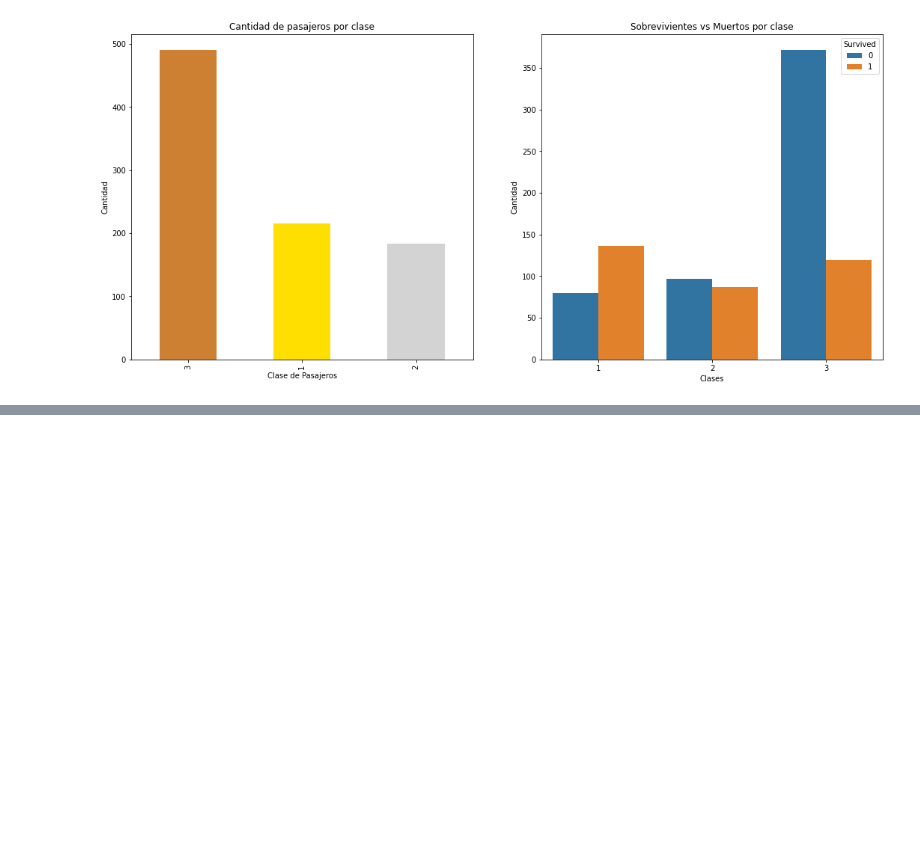
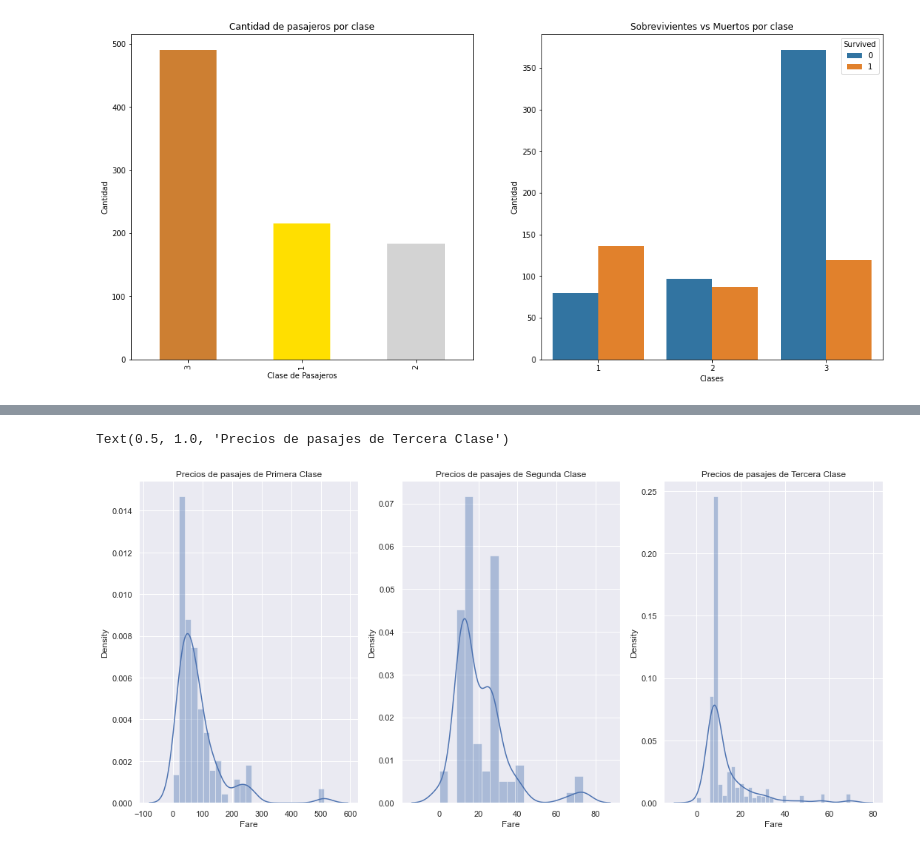
Before and after one commit to albaniamusabeli/Machine-Learning-Titanic, a Jupyter notebook: py-titanic.ipynb, the cells around one changed output, grey strips where cells are left out. Cells and saved outputs as stored; diff of their text form; code cells hidden in the pictures; blank space fills up the shorter version.

```diff
--- a/py-titanic.ipynb
+++ b/py-titanic.ipynb
@@ -187,0 +218,22 @@ Text(0.5, 0, 'Clases')
+# %%
+## Distribucion de los precios del pasaje segun las clases (grafico de frecuencia)
+f, ax = plt.subplots(1, 3, figsize = (18,8))
+
+# Grafico de frecuencai (primera clase)
+sns.distplot( data[data['Pclass'] == 1 ]['Fare'], ax = ax[0])
+ax[0].set_title('Precios de pasajes de Primera Clase')
+
+# Grafico de frecuencai (segunda clase)
+sns.distplot( data[data['Pclass'] == 2 ]['Fare'], ax = ax[1])
+ax[1].set_title('Precios de pasajes de Segunda Clase')
+
+# Grafico de frecuencai (tercera clase)
+sns.distplot( data[data['Pclass'] == 3 ]['Fare'], ax = ax[2])
+ax[2].set_title('Precios de pasajes de Tercera Clase')
+
+## Precios de primera clase desde los 100 mil dolares
+## Precios de segunda clase entre 10 mil y 40 mil dolares
+## Precios de tercera clase desde los 10 mil y 20 mil dolares
+# %% [output]
+Text(0.5, 1.0, 'Precios de pasajes de Tercera Clase')
+[figure, added]
```
Also changed, not shown: parts of 5 cells of this notebook.
